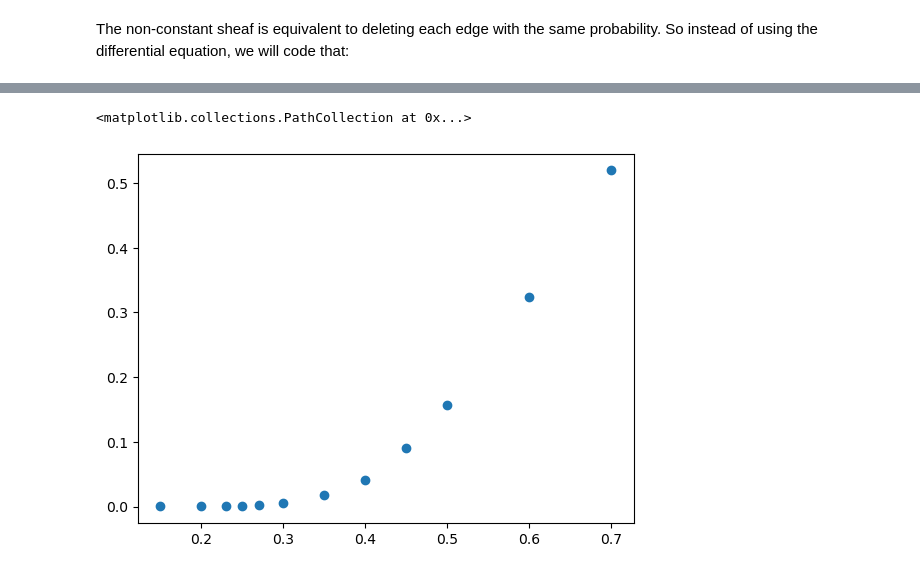
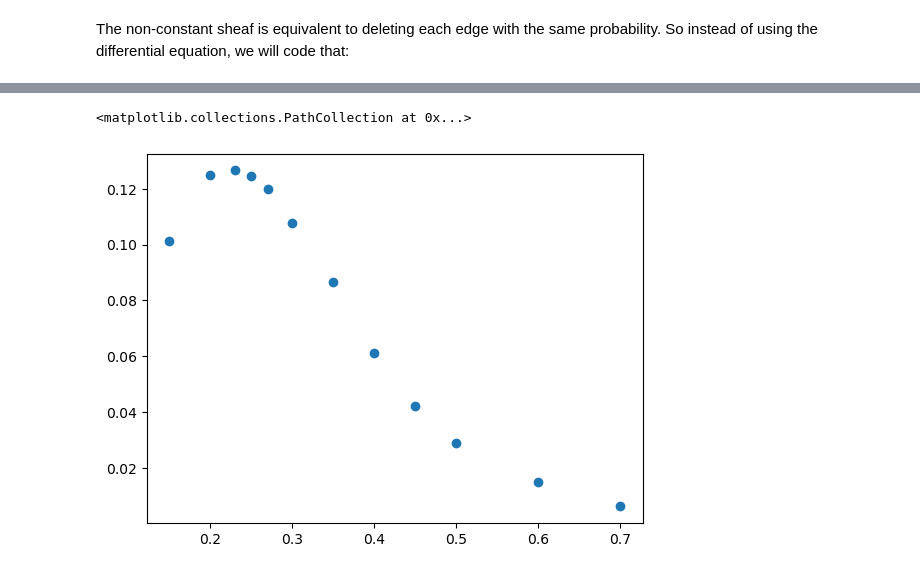
Before and after one commit to ArneWolf/Bd_confidence_communities, a Jupyter notebook: Main.ipynb, the cells around one changed output, grey strips where cells are left out. Cells and saved outputs as stored; diff of their text form; code cells hidden in the pictures.

```diff
--- a/Main.ipynb
+++ b/Main.ipynb
@@ -497,26 +498,26 @@ def nonconstalg(p,G,n):
     Output: r, frequency of most likely outcome, its modularity, average nr of clusters, average modularity, which one is most likely partition
     """
     res=np.array([[nonconstpart(p,G),1]])
+    mod=[]
+    num=[]
     for i in range(n-1):
         pa=nonconstpart(p,G)
-        b=0
         for k in range(len(res[:,0])):
             if (res[k,0]==pa).all():
                 res[k,1]=res[k,1]+1
-                b=1
-        if b==0:
+                break
+        else:
             res=np.vstack([res,[pa,1]])
-    anum=0
-    amod=0
-    for i in range(len(res[:,0])):
-        for j in range(int(max(res[i,0]))):
-            if any(res[i,0]==j+1):
-                anum=anum+res[i,1]
-        amod=amod+res[i,1]*modularity(res[i,0],G)
-    out=[p,np.max(res[:,1])/n,modularity(res[np.argmax(res[:,1]),0],G),anum/n,amod/n,len(res[:,1]),res[np.argmax(res[:,1]),0]]
+        mod.append(modularity(pa,G))
+        anum=0
+        for j in range(int(max(pa))):
+            if any(pa==j+1):
+                anum=anum+1
+        num.append(anum)
+    out=[p,np.max(res[:,1])/n,modularity(res[np.argmax(res[:,1]),0],G),mean(mod),stdev(mod),mean(num),stdev(num),len(res[:,1]),res[np.argmax(res[:,1]),0]]
     return out
 # %%
-n=10000
+n=200
 G=nx.karate_club_graph()
 data=nonconstalg(0.15,G,n)
 for p in [0.2,0.23,0.25,0.27,0.3,0.35,0.4,0.45,0.5,0.6,0.7]:
@@ -555,5 +527,5 @@ array([[0.15, 0.0002, 0.07117028270874415, 19.2472, 0.09869814266929629,
 # %%
-plt.scatter(data[:,0],data[:,1])
+plt.scatter(data[:,0],data[:,4])
 # %% [output]
 <matplotlib.collections.PathCollection at 0x...>
-[figure, old version]
+[figure, new version]
```
Also changed, not shown: parts of 4 cells of this notebook.
